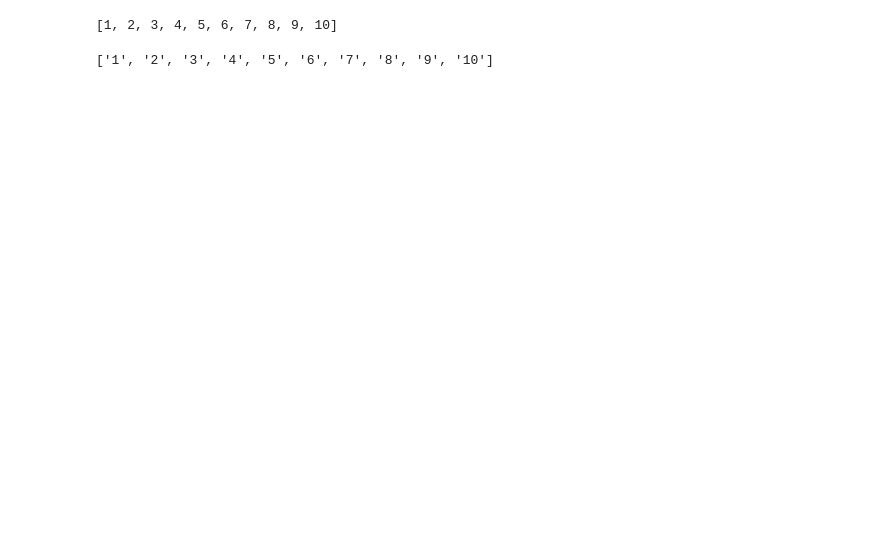
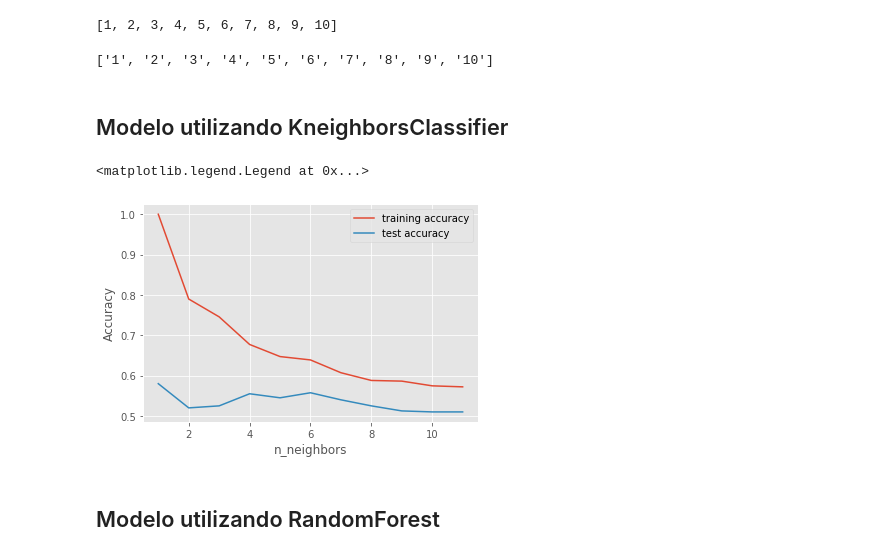
Before and after one commit to fecuva/DataScienceTEc, a Jupyter notebook: tarea3/Tarea3.1.ipynb, the cells around one changed output. Cells and saved outputs as stored; diff of their text form; code cells hidden in the pictures; blank space fills up the shorter version.

```diff
--- a/tarea3/Tarea3.1.ipynb
+++ b/tarea3/Tarea3.1.ipynb
@@ -76,7 +90,7 @@ X_train.shape
 # %%
 from sklearn.tree import DecisionTreeClassifier
 # %%
-DecisionTreeModel = DecisionTreeClassifier(max_depth = 10)
+DecisionTreeModel = DecisionTreeClassifier(criterion = "gini",max_depth = 5, max_features = 10,min_samples_leaf = 3)
 # %%
 DecisionTreeModel.fit(X_train,Y_train)
 # %% [output]
@@ -112,3 +126,5 @@ list(range(1,11))
 [str(e) for e in  list(range(1,11))]
 # %% [output]
 ['1', '2', '3', '4', '5', '6', '7', '8', '9', '10']
+# %% [markdown]
+## Modelo utilizando KneighborsClassifier
@@ -114,0 +133,27 @@ list(range(1,11))
+# %%
+training_accuracy = []
+test_accuracy = []
+# %%
+import matplotlib.pyplot as plt
+plt.style.use('ggplot')
+%matplotlib inline
+
+neighbors_settings = range(1, 12)
+for n_neighbors in neighbors_settings:
+    # se construye el modelo de clasificacion
+    clf = KNeighborsClassifier(n_neighbors=n_neighbors)
+    clf.fit(X_train, Y_train)
+    # se almacena el "training set accuracy"
+    training_accuracy.append(clf.score(X_train, Y_train))
+    # se almacena la "generalization accuracy"
+    test_accuracy.append(clf.score(X_test, Y_test))
+plt.plot(neighbors_settings, training_accuracy, label="training accuracy")
+plt.plot(neighbors_settings, test_accuracy, label="test accuracy")
+plt.ylabel("Accuracy")
+plt.xlabel("n_neighbors")
+plt.legend()
+# %% [output]
+<matplotlib.legend.Legend at 0x...>
+[figure, added]
+# %% [markdown]
+## Modelo utilizando RandomForest
```
Also changed, not shown: parts of 20 cells of this notebook, 4 other files.
